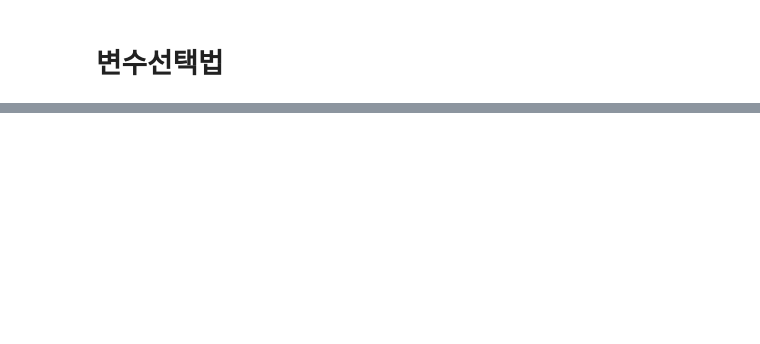
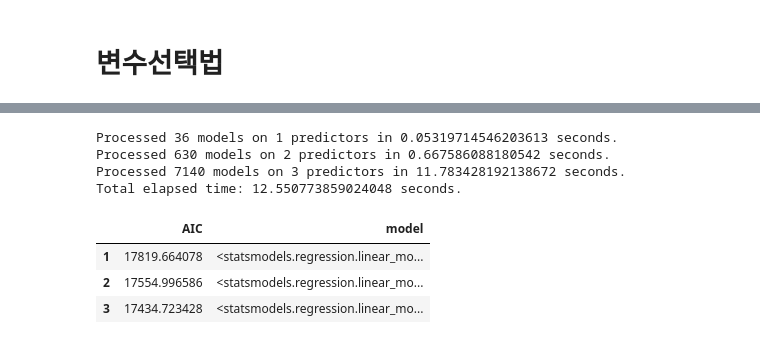
Before and after one commit to Dv-Kim/ML_code, a Jupyter notebook: 01_회귀분석/4. 다중선형회귀분석 실습3 - 변수선택법을 통한 다중회귀분석_After.ipynb, the cells around one changed output, grey strips where cells are left out. Drawn from its saved outputs; the diff is of its cells as text; code cells hidden in the pictures; blank space fills up the shorter version.

```diff
--- a/01_회귀분석/4. 다중선형회귀분석 실습3 - 변수선택법을 통한 다중회귀분석_After.ipynb
+++ b/01_회귀분석/4. 다중선형회귀분석 실습3 - 변수선택법을 통한 다중회귀분석_After.ipynb
@@ -222,0 +233,25 @@ mean_squared_error(y_true= test_y, y_pred= pred_y)
+# %%
+import time
+import itertools
+
+def getBest(X:None, y:None, k:int)->None:
+    """ 가장 낮은 AIC를 가지는 모델 선택 및 저장 """
+
+    tic = time.time() ## 시작시간
+    results = [] ## 결과 저장공간
+
+    # 각 변수조합을 고려한 경우의 수
+    for combo in itertools.combinations(X.columns.difference(['const']), k):
+        combo = (list(combo)+['const'])
+        results.append(processSubset(X, y, feature_set=combo)) # 모델링된 것들을 저장
+
+    models = pd.DataFrame(results) # 데이터프레임으로 변환
+
+    # 가장 낮은 AIC를 가지는 모델 선택 및 저장
+    best_model = models.loc[models['AIC'].argmin()] # index
+    toc = time.time() # 종료시간
+
+    print(f"Processed {models.shape[0]} models on {k} predictors in {toc-tic} seconds.")
+    return best_model
+
+print(getBest(X=train_x, y=train_y, k=2))
@@ -222,0 +284,20 @@ mean_squared_error(y_true= test_y, y_pred= pred_y)
+# %%
+# 변수 N개 선택에 따른 학습시간과 가장 좋은 AIC 성능을 보유한 모델 저장
+models = pd.DataFrame(columns=['AIC', 'model'])
+tic = time.time()
+for i in range(1, 4):
+    models.loc[i] = getBest(X=train_x, y=train_y, k=i)
+toc = time.time()
+print(f'Total elapsed time: {toc-tic} seconds.')
+# %% [output]
+Processed 36 models on 1 predictors in 0.05319714546203613 seconds.
+Processed 630 models on 2 predictors in 0.667586088180542 seconds.
+Processed 7140 models on 3 predictors in 11.783428192138672 seconds.
+Total elapsed time: 12.550773859024048 seconds.
+# %%
+models
+# %% [output]
+|  | AIC | model |
+| 1 | 17819.664078 | <statsmodels.regression.linear_mo... |
+| 2 | 17554.996586 | <statsmodels.regression.linear_mo... |
+| 3 | 17434.723428 | <statsmodels.regression.linear_mo... |
```
Also changed, not shown: parts of 35 cells of this notebook, 2 other files.
